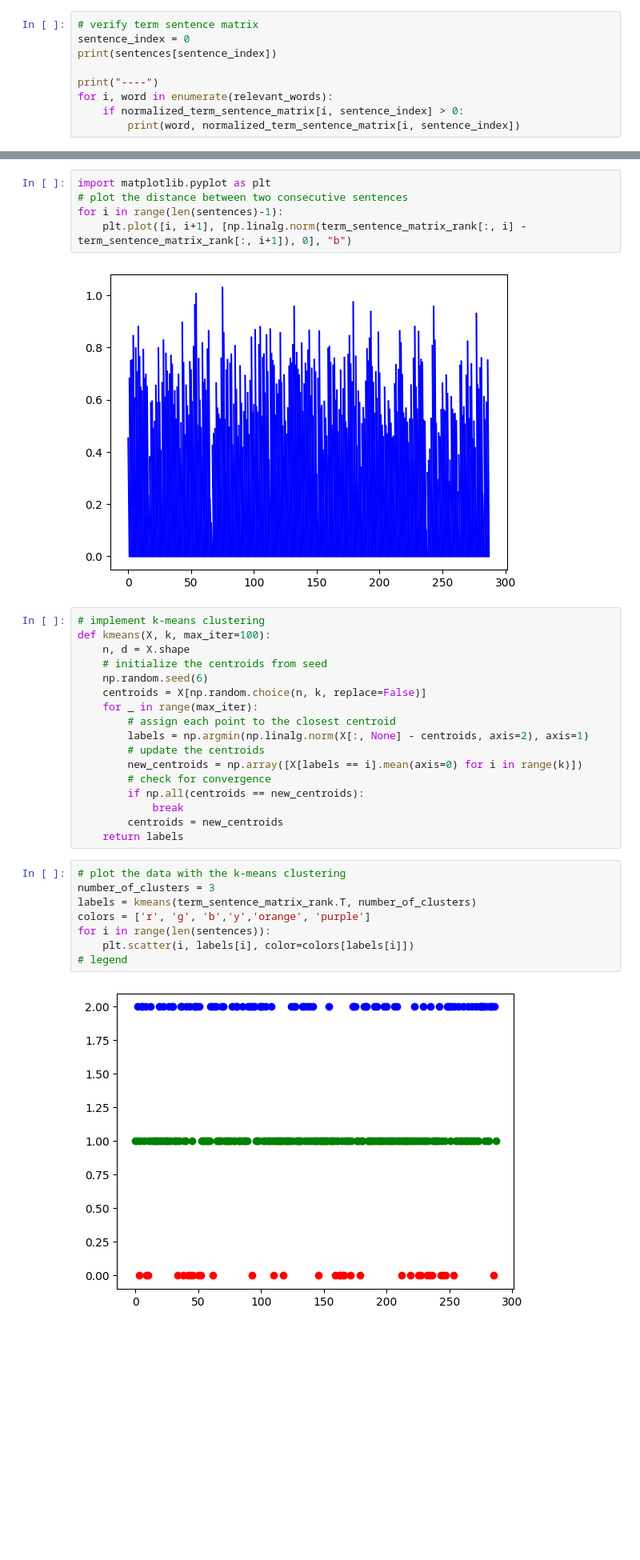
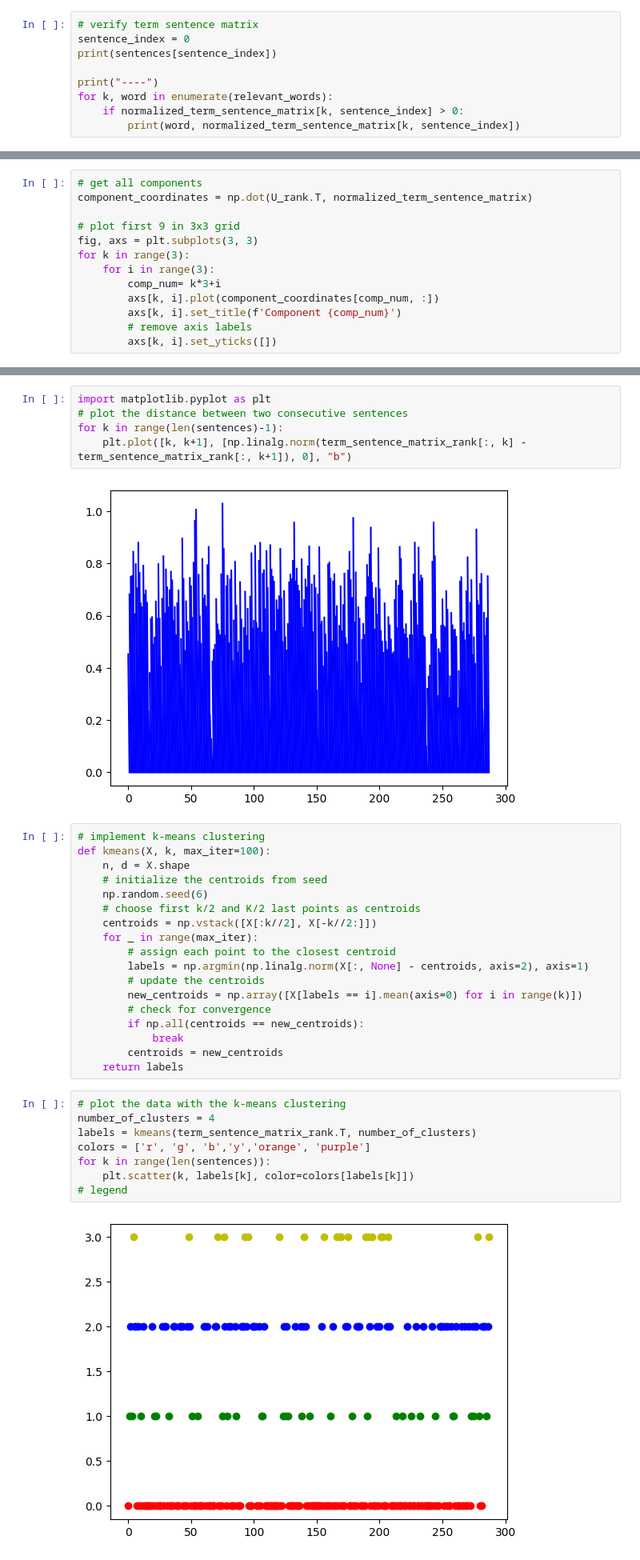
Before and after one commit to Bela4321/matrixmethods_dataanalysis, a Jupyter notebook: Kriterias/preprocesing.ipynb, the cells around one changed output, grey strips where cells are left out. Shown: that part at 80% size. Saved outputs shown, nothing was run; the diff lists cells and outputs as text; blank space fills up the shorter version.

```diff
--- a/Kriterias/preprocesing.ipynb
+++ b/Kriterias/preprocesing.ipynb
@@ -168,9 +168,9 @@ sentence_index = 0
 print(sentences[sentence_index])
 
 print("----")
-for i, word in enumerate(relevant_words):
-    if normalized_term_sentence_matrix[i, sentence_index] > 0:
-        print(word, normalized_term_sentence_matrix[i, sentence_index])
+for k, word in enumerate(relevant_words):
+    if normalized_term_sentence_matrix[k, sentence_index] > 0:
+        print(word, normalized_term_sentence_matrix[k, sentence_index])
 # %% [output]
 how thankful i am socrates that i have arrived at last and like a weary traveller after a long journey may be at rest
 ----
@@ -224,3 +224,16 @@ plt.scatter(dataX1, dataX2, c=np.arange(len(sentences)), cmap='viridis')
 # %% [output]
 <matplotlib.collections.PathCollection at 0x...>
 [figure]
+# %%
+# get all components
+component_coordinates = np.dot(U_rank.T, normalized_term_sentence_matrix)
+
+# plot first 9 in 3x3 grid
+fig, axs = plt.subplots(3, 3)
+for k in range(3):
+    for i in range(3):
+        comp_num= k*3+i
+        axs[k, i].plot(component_coordinates[comp_num, :])
+        axs[k, i].set_title(f'Component {comp_num}')
+        # remove axis labels
+        axs[k, i].set_yticks([])
@@ -227,8 +242,8 @@ plt.scatter(dataX1, dataX2, c=np.arange(len(sentences)), cmap='viridis')
 # %%
 import matplotlib.pyplot as plt
 # plot the distance between two consecutive sentences
-for i in range(len(sentences)-1):
-    plt.plot([i, i+1], [np.linalg.norm(term_sentence_matrix_rank[:, i] - term_sentence_matrix_rank[:, i+1]), 0], "b")
+for k in range(len(sentences)-1):
+    plt.plot([k, k+1], [np.linalg.norm(term_sentence_matrix_rank[:, k] - term_sentence_matrix_rank[:, k+1]), 0], "b")
 # %% [output]
 [figure]
 # %%
@@ -237,7 +252,8 @@ def kmeans(X, k, max_iter=100):
     n, d = X.shape
     # initialize the centroids from seed
     np.random.seed(6)
-    centroids = X[np.random.choice(n, k, replace=False)]
+    # choose first k/2 and K/2 last points as centroids
+    centroids = np.vstack([X[:k//2], X[-k//2:]])
     for _ in range(max_iter):
         # assign each point to the closest centroid
         labels = np.argmin(np.linalg.norm(X[:, None] - centroids, axis=2), axis=1)
@@ -250,14 +266,14 @@ def kmeans(X, k, max_iter=100):
     return labels
 # %%
 # plot the data with the k-means clustering
-number_of_clusters = 3
+number_of_clusters = 4
 labels = kmeans(term_sentence_matrix_rank.T, number_of_clusters)
 colors = ['r', 'g', 'b','y','orange', 'purple']
-for i in range(len(sentences)):
-    plt.scatter(i, labels[i], color=colors[labels[i]])
+for k in range(len(sentences)):
+    plt.scatter(k, labels[k], color=colors[labels[k]])
 # legend
 # %% [output]
-[figure, old version]
+[figure, new version]
 # %%
 # get "topics" from centroids
 centroids = []
```
Also changed, not shown: parts of 11 cells of this notebook.
